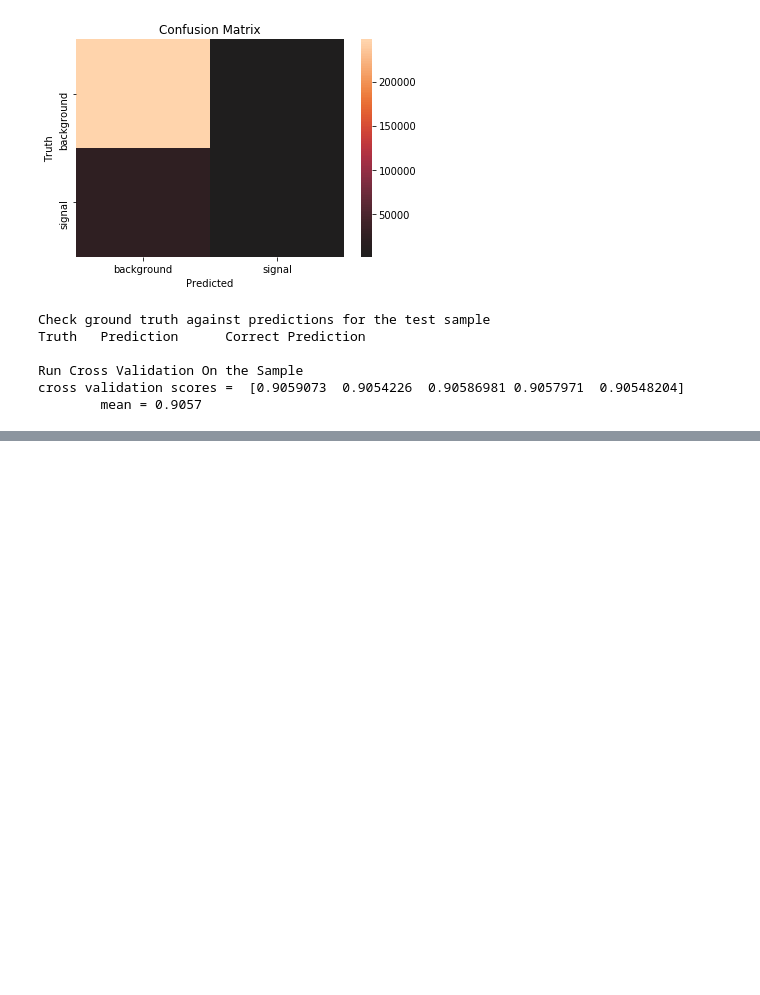
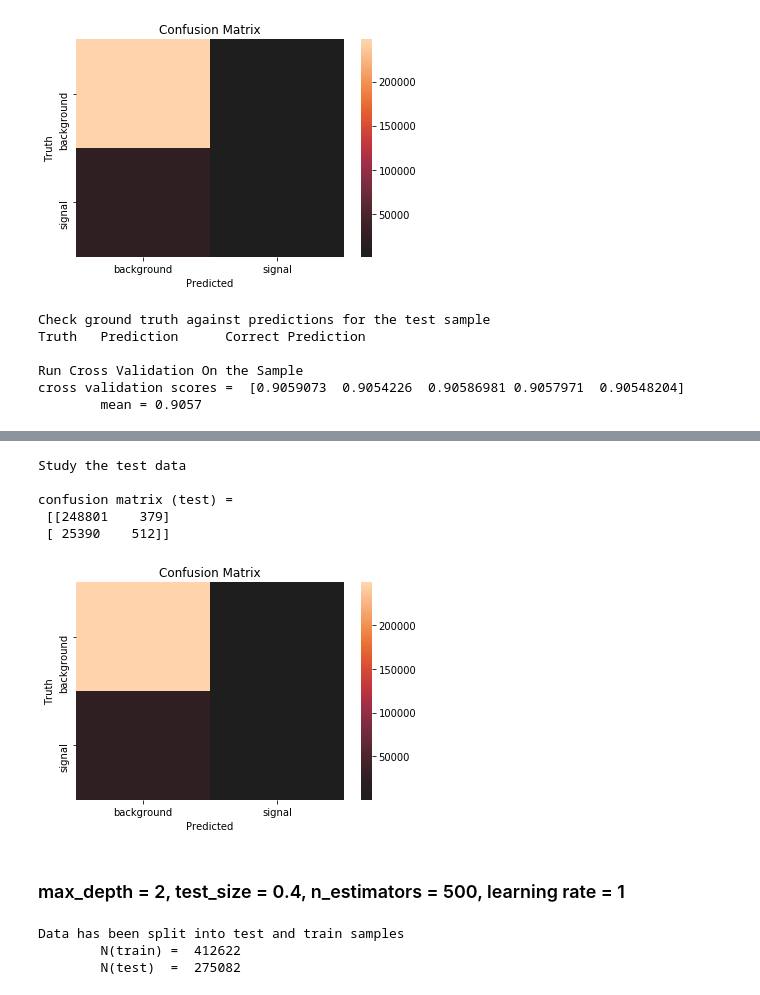
Before and after one commit to Bansi-M/BDT, a Jupyter notebook: BDT_Benchmark_Tests.ipynb, the cells around one changed output, grey strips where cells are left out. Drawn from its saved outputs; the diff is of its cells as text; code cells hidden in the pictures; blank space fills up the shorter version.

```diff
--- a/BDT_Benchmark_Tests.ipynb
+++ b/BDT_Benchmark_Tests.ipynb
@@ -873,0 +1009,16 @@ From these results it shows that increasing the max depth does provide better re
+# %%
+train_bkg, test_bkg = train_test_split(background, test_size=0.4, random_state=2)
+train_signal, test_signal = train_test_split(signal, test_size=0.4, random_state=2)
+
+train_y = len(train_bkg) * [0] + len(train_signal) * [1]
+test_y = len(test_bkg) * [0] + len(test_signal) * [1]
+
+train_x = pd.concat([train_bkg, train_signal], ignore_index=True)
+test_x = pd.concat([test_bkg, test_signal], ignore_index=True)
+
+train_x.drop(["weight"], axis=1, inplace=True)
+test_x.drop(["weight"], axis=1, inplace=True)
+
+print("Data has been split into test and train samples")
+print("\tN(train) = ", len(train_x))
+print("\tN(test)  = ", len(test_x))
@@ -873,0 +1029,14 @@ From these results it shows that increasing the max depth does provide better re
+# %%
+from sklearn.tree import DecisionTreeClassifier
+
+print("\033[1mFit the decision tree\033[0m")
+BDT_clf = AdaBoostClassifier(DecisionTreeClassifier(max_depth=2), algorithm="SAMME", n_estimators=300).fit(train_x, train_y)
+
+print("... now compute the decision tree score")
+train_score = BDT_clf.score(train_x, train_y)
+test_score  = BDT_clf.score(test_x, test_y)
+
+print("\nDecision Tree Classifier Score is:")
+print("\tTrain Score = ", train_score, " (This measure of performance is biased)")
+print("\tTest Score  = {:5.4f}".format(test_score))
+print("\tNumber of mis-classified test data = {:2.1f}".format((1-test_score)*len(test_x)))
@@ -873,0 +1051,42 @@ From these results it shows that increasing the max depth does provide better re
+# %%
+print("\n\033[1mStudy the test data\033[0m")
+
+predictions = BDT_clf.predict(test_x)
+BDTcm = confusion_matrix(test_y, predictions)
+print("\nconfusion matrix (test) = \n", BDTcm)
+
+ax= plt.subplot()
+sns.heatmap(BDTcm, center=True, ax = ax)
+ax.set_xlabel('Predicted');ax.set_ylabel('Truth');
+ax.set_title('Confusion Matrix');
+ax.xaxis.set_ticklabels(['background', 'signal']); ax.yaxis.set_ticklabels(['background', 'signal']);
+plt.show()
+# %% [output]
+Study the test data
+
+confusion matrix (test) =
+ [[248801    379]
+ [ 25390    512]]
+[figure, added]
+# %% [markdown]
+### max_depth = 2, test_size = 0.4, n_estimators = 500, learning rate = 1
+# %%
+train_bkg, test_bkg = train_test_split(background, test_size=0.4, random_state=2)
+train_signal, test_signal = train_test_split(signal, test_size=0.4, random_state=2)
+
+train_y = len(train_bkg) * [0] + len(train_signal) * [1]
+test_y = len(test_bkg) * [0] + len(test_signal) * [1]
+
+train_x = pd.concat([train_bkg, train_signal], ignore_index=True)
+test_x = pd.concat([test_bkg, test_signal], ignore_index=True)
+
+train_x.drop(["weight"], axis=1, inplace=True)
+test_x.drop(["weight"], axis=1, inplace=True)
+
+print("Data has been split into test and train samples")
+print("\tN(train) = ", len(train_x))
+print("\tN(test)  = ", len(test_x))
+# %% [output]
+Data has been split into test and train samples
+        N(train) =  412622
+        N(test)  =  275082
```
Also changed, not shown: parts of 31 cells of this notebook.
